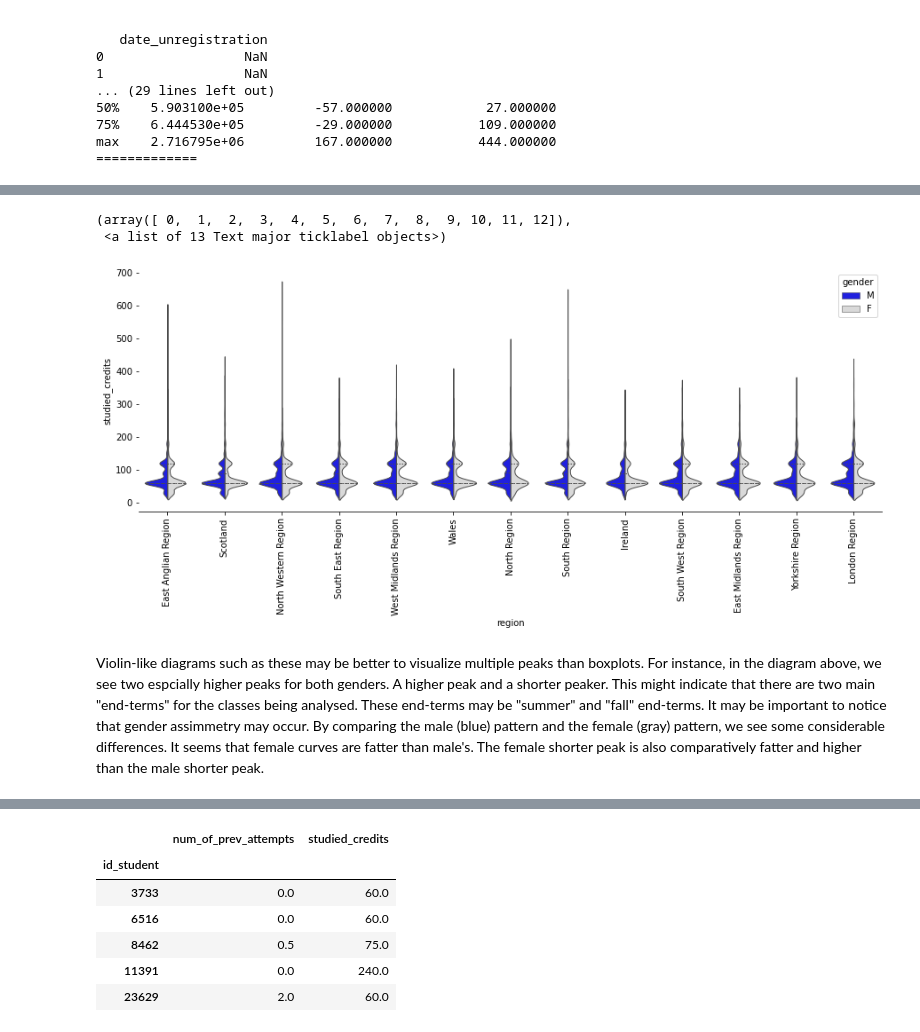
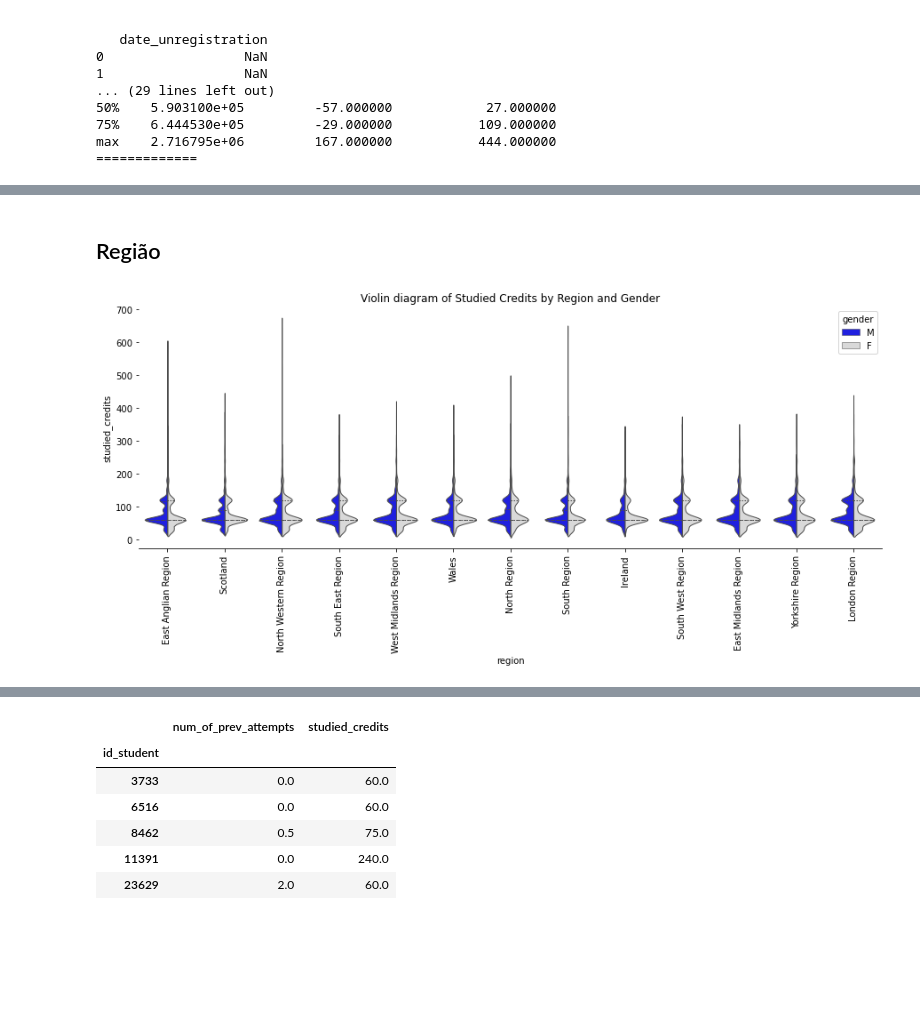
Before and after one commit to pedroafleite/oulad, a Jupyter notebook: eda-trybe.ipynb, the cells around one changed output, grey strips where cells are left out. Drawn from its saved outputs; the diff is of its cells as text; code cells hidden in the pictures; blank space fills up the shorter version.

```diff
--- a/eda-trybe.ipynb
+++ b/eda-trybe.ipynb
@@ -210,14 +316,13 @@ axes[1].axis('equal')
+# %% [markdown]
+## Região
 # %%
 # Draw a nested violinplot and split the violins for easier comparison
 plt.subplots(figsize=(15, 5))
 sns.violinplot(data=studentInfo, x="region", y="studied_credits", hue="gender",
                split=True, inner="quart", linewidth=1,
                palette={"M": "b", "F": ".85"})
 sns.despine(left=True)
 plt.xticks(rotation = 90)
+plt.title("Violin diagram of Studied Credits by Region and Gender");
 # %% [output]
-(array([ 0,  1,  2,  3,  4,  5,  6,  7,  8,  9, 10, 11, 12]),
- <a list of 13 Text major ticklabel objects>)
-[figure, old version]
+[figure, new version]
-# %% [markdown]
-Violin-like diagrams such as these may be better to visualize multiple peaks than boxplots. For instance, in the diagram above, we see two espcially higher peaks for both genders. A higher peak and a shorter peaker. This might indicate that there are two main "end-terms" for the classes being analysed. These end-terms may be "summer" and "fall" end-terms. It may be important to notice that gender assimmetry may occur. By comparing the male (blue) pattern and the female (gray) pattern, we see some considerable differences. It seems that female curves are fatter than male's. The female shorter peak is also comparatively fatter and higher than the male shorter peak.
```
Also changed, not shown: parts of 50 cells of this notebook.
